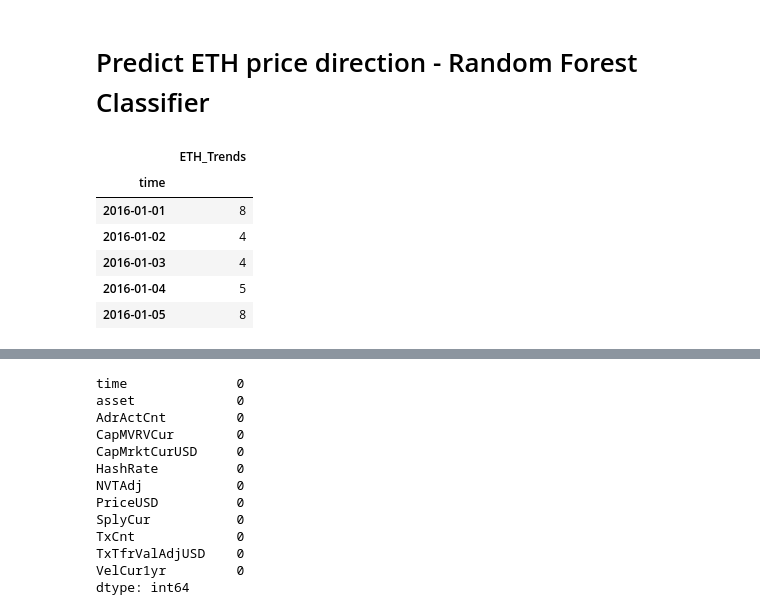
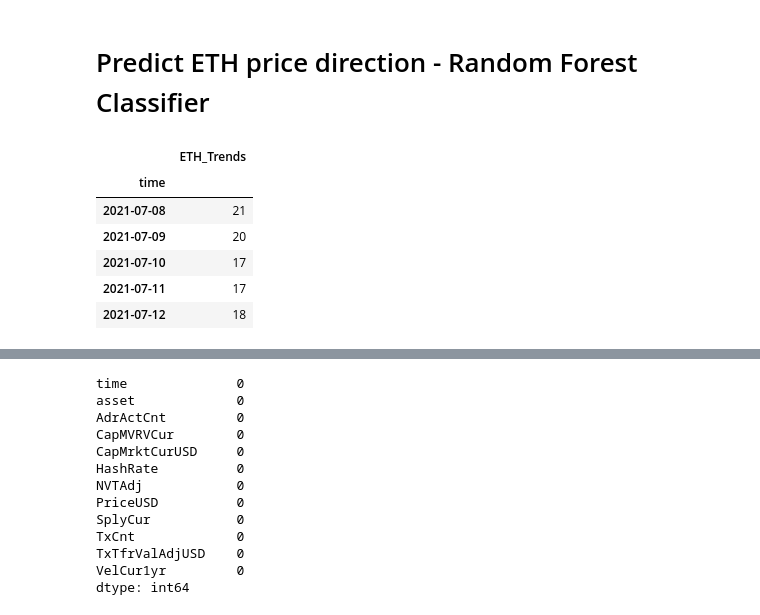
Before and after one commit to dbogatic/crypto-analysis, a Jupyter notebook: eth_price_direction.ipynb, the cells around one changed output, grey strips where cells are left out. Saved outputs shown, nothing was run; the diff lists cells and outputs as text; code cells hidden in the pictures.

```diff
--- a/eth_price_direction.ipynb
+++ b/eth_price_direction.ipynb
@@ -28,20 +28,20 @@ metrics_2016 = pd.read_csv('/Users/draganbogatic/Documents/Fin_Tech/crypto-analy
 # %%
 # Read in combined ETH Google trends data
 eth_google_trends = pd.read_csv('/Users/draganbogatic/Documents/Fin_Tech/crypto-analysis/resources/eth_google_trends/eth_trends_combined.csv', parse_dates=True)
 eth_google_trends.reset_index(inplace=True)
 eth_google_trends.rename(columns={'date':'time', 'ethereum':'ETH_Trends'},inplace=True)
 eth_google_trends = eth_google_trends.drop(columns='index')
 eth_google_trends['time'] = pd.to_datetime(eth_google_trends['time']).dt.date
 eth_google_trends = eth_google_trends.set_index('time')
-eth_google_trends.head()
+eth_google_trends.tail()
 # %% [output]
 |  | ETH_Trends |
 | time |  |
-| 2016-01-01 | 8 |
-| 2016-01-02 | 4 |
-| 2016-01-03 | 4 |
-| 2016-01-04 | 5 |
-| 2016-01-05 | 8 |
+| 2021-07-08 | 21 |
+| 2021-07-09 | 20 |
+| 2021-07-10 | 17 |
+| 2021-07-11 | 17 |
+| 2021-07-12 | 18 |
 # %%
 # Concat all csv files  and print combined csv
 combined = pd.concat([metrics_2016,metrics_2017,metrics_2018,metrics_2019,metrics_2020,metrics_2021], axis=0)
```
Also changed, not shown: parts of 11 cells of this notebook, 2 other files.
